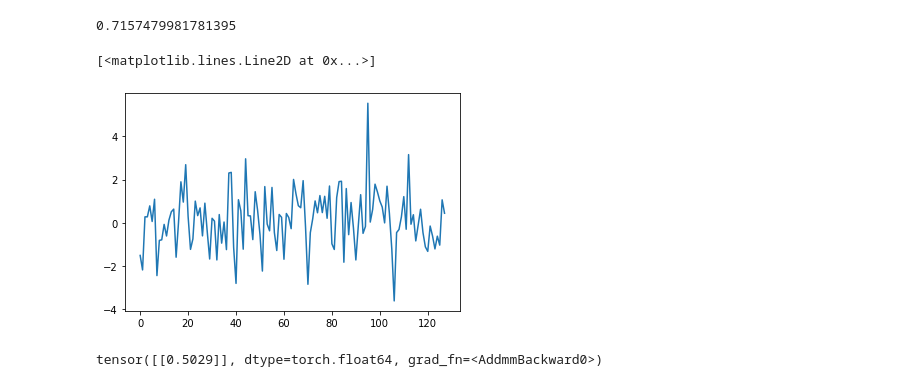
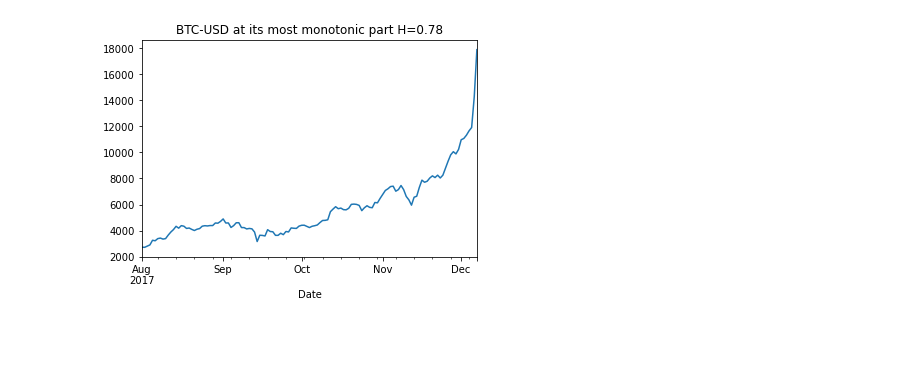
Before and after one commit to zsiga007/fBm, a Jupyter notebook: Finding H with NN regression/fbm.ipynb, the cells around one changed output. Cells and saved outputs as stored; diff of their text form; code cells hidden in the pictures; blank space fills up the shorter version.

```diff
--- a/Finding H with NN regression/fbm.ipynb
+++ b/Finding H with NN regression/fbm.ipynb
@@ -434,28 +476,26 @@ print(values)
+# %%
+spy_df["Adj Close"][max_place:max_place+129].plot(title=market+' at its most monotonic part '+f'H={round(max_H,2)}');
+# %% [output]
+[figure, added]
 # %%
 # values = torch.tensor(values)[None,:].to(device)
 # model_simp(values)
 # %%
-start = 1
-values = spy_df["Adj Close"].values
+# start = 1
+# values = spy_df["Adj Close"].values
 
-values = np.array(values)
-values = values[0:10*128+1:10]
+# values = np.array(values)
+# values = values[0:10*128+1:10]
 
-H, c, data = compute_Hc(values, kind='random_walk', simplified=True)
-print(H)
+# H, c, data = compute_Hc(values, kind='random_walk', simplified=True)
+# print(H)
 
-lis = []
-for i in range(128):
-    lis.append(values[i+1]-values[i])
-values = np.array(lis)
-values = values/np.average(np.abs(values))
-plt.plot(values)
+# lis = []
+# for i in range(128):
+#     lis.append(values[i+1]-values[i])
+# values = np.array(lis)
+# values = values/np.average(np.abs(values))
+# # plt.plot(values)
-# %% [output]
-0.7157479981781395
-[<matplotlib.lines.Line2D at 0x...>]
-[figure, removed]
 # %%
-values = torch.tensor(values)[None,:].to(device)
-model_simp(values)
+# values = torch.tensor(values)[None,:].to(device)
+# model_simp(values)
-# %% [output]
-tensor([[0.5029]], dtype=torch.float64, grad_fn=<AddmmBackward0>)
```
Also changed, not shown: parts of 19 cells of this notebook.
